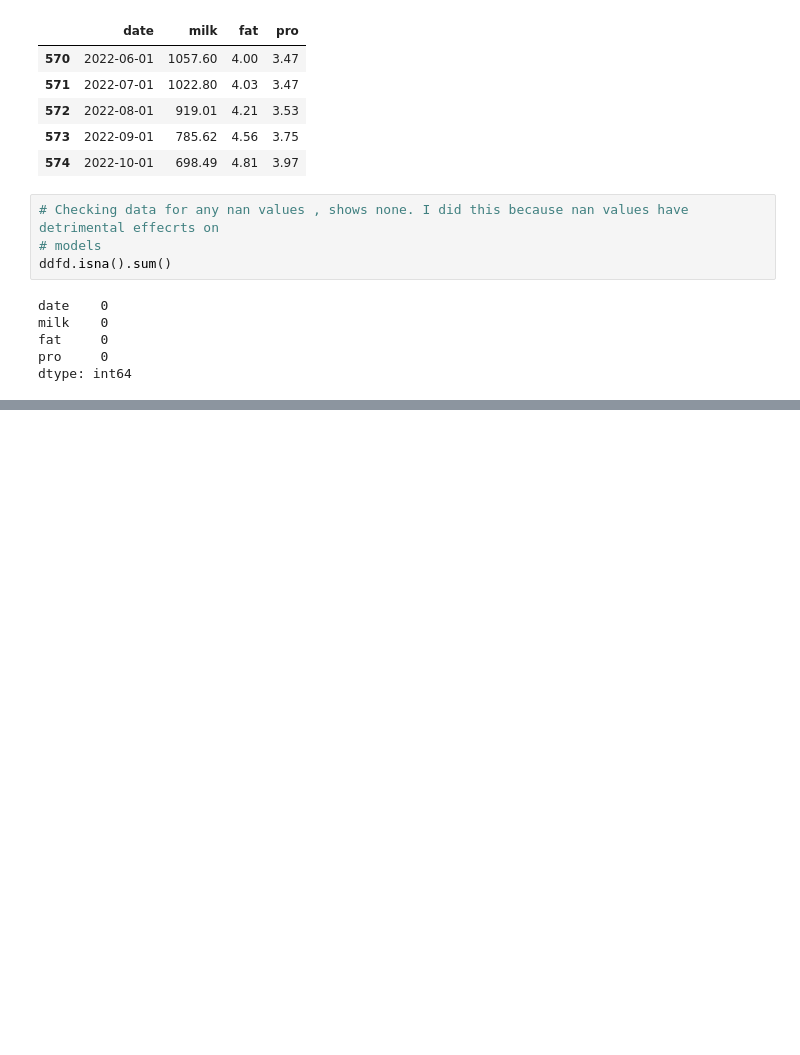
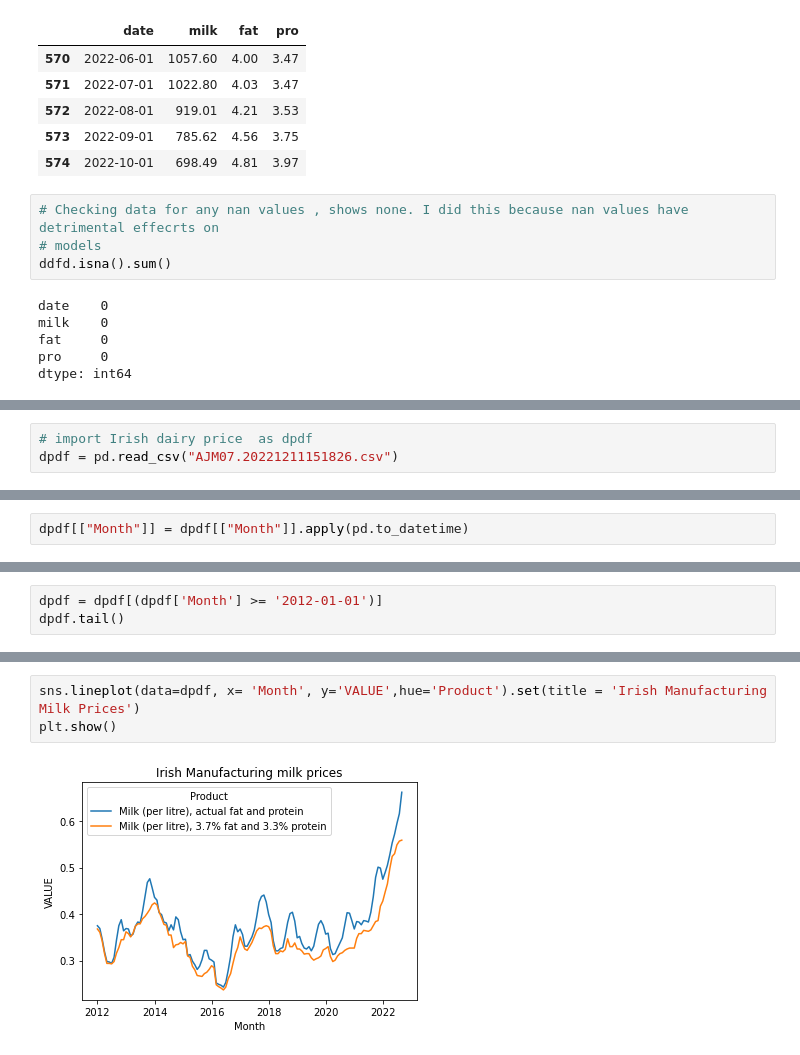
Before and after one commit to sba22169/MSC_DA_CA2, a Jupyter notebook: AD_MSC_CA2.ipynb, the cells around one changed output, grey strips where cells are left out. Drawn from its saved outputs; the diff is of its cells as text; blank space fills up the shorter version.

```diff
--- a/AD_MSC_CA2.ipynb
+++ b/AD_MSC_CA2.ipynb
@@ -127,0 +139,3 @@ plt.show()
+# %%
+# import Irish dairy price  as dpdf
+dpdf = pd.read_csv("AJM07.20221211151826.csv")
@@ -127,0 +169,2 @@ plt.show()
+# %%
+dpdf[["Month"]] = dpdf[["Month"]].apply(pd.to_datetime)
@@ -127,0 +180,3 @@ plt.show()
+# %%
+dpdf = dpdf[(dpdf['Month'] >= '2012-01-01')]
+dpdf.tail()
@@ -127,0 +190,5 @@ plt.show()
+# %%
+sns.lineplot(data=dpdf, x= 'Month', y='VALUE',hue='Product').set(title = 'Irish Manufacturing Milk Prices')
+plt.show()
+# %% [output]
+[figure, added]
```
Also changed, not shown: parts of 15 cells of this notebook, 7 other files.
